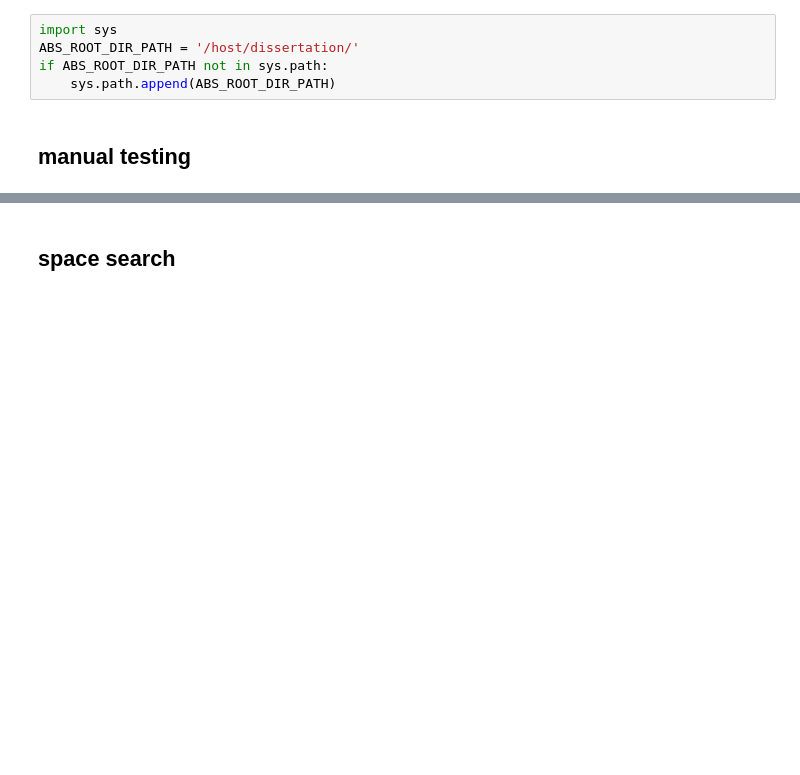
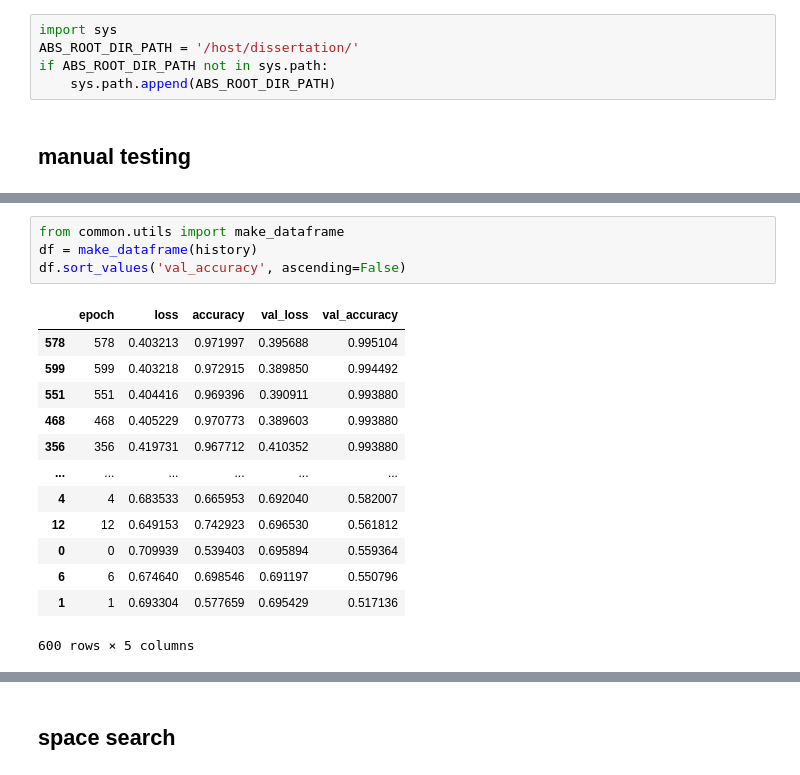
Before and after one commit to P4ndaM1x/engineering-dissertation, a Jupyter notebook: q_calssification.ipynb, the cells around one changed output, grey strips where cells are left out. Drawn from its saved outputs; the diff is of its cells as text; blank space fills up the shorter version.

```diff
--- a/q_calssification.ipynb
+++ b/q_calssification.ipynb
@@ -90,3 +153,21 @@ plot_metric_history_zoomed(history, metric='accuracy', mode='max', moving_averag
+# %%
+from common.utils import make_dataframe
+df = make_dataframe(history)
+df.sort_values('val_accuracy', ascending=False)
+# %% [output]
+|  | epoch | loss | accuracy | val_loss | val_accuracy |
+| 578 | 578 | 0.403213 | 0.971997 | 0.395688 | 0.995104 |
+| 599 | 599 | 0.403218 | 0.972915 | 0.389850 | 0.994492 |
+| 551 | 551 | 0.404416 | 0.969396 | 0.390911 | 0.993880 |
+| 468 | 468 | 0.405229 | 0.970773 | 0.389603 | 0.993880 |
+| 356 | 356 | 0.419731 | 0.967712 | 0.410352 | 0.993880 |
+| ... | ... | ... | ... | ... | ... |
+| 4 | 4 | 0.683533 | 0.665953 | 0.692040 | 0.582007 |
+| 12 | 12 | 0.649153 | 0.742923 | 0.696530 | 0.561812 |
+| 0 | 0 | 0.709939 | 0.539403 | 0.695894 | 0.559364 |
+| 6 | 6 | 0.674640 | 0.698546 | 0.691197 | 0.550796 |
+| 1 | 1 | 0.693304 | 0.577659 | 0.695429 | 0.517136 |
+600 rows × 5 columns
 # %%
 from common.utils import validation_set, train_set
 from common.plot import plot_steps_by_parameter
```
Also changed, not shown: parts of 10 cells of this notebook, 1 other file.
